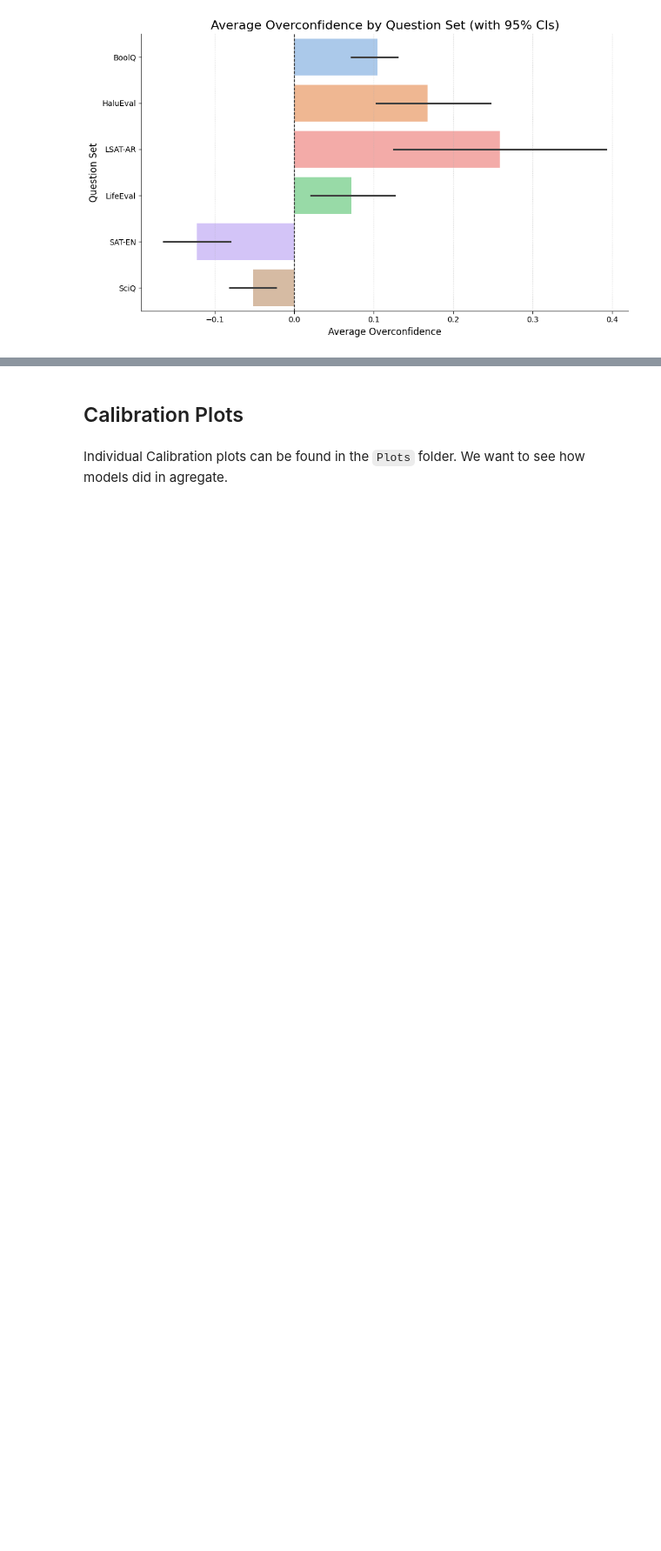
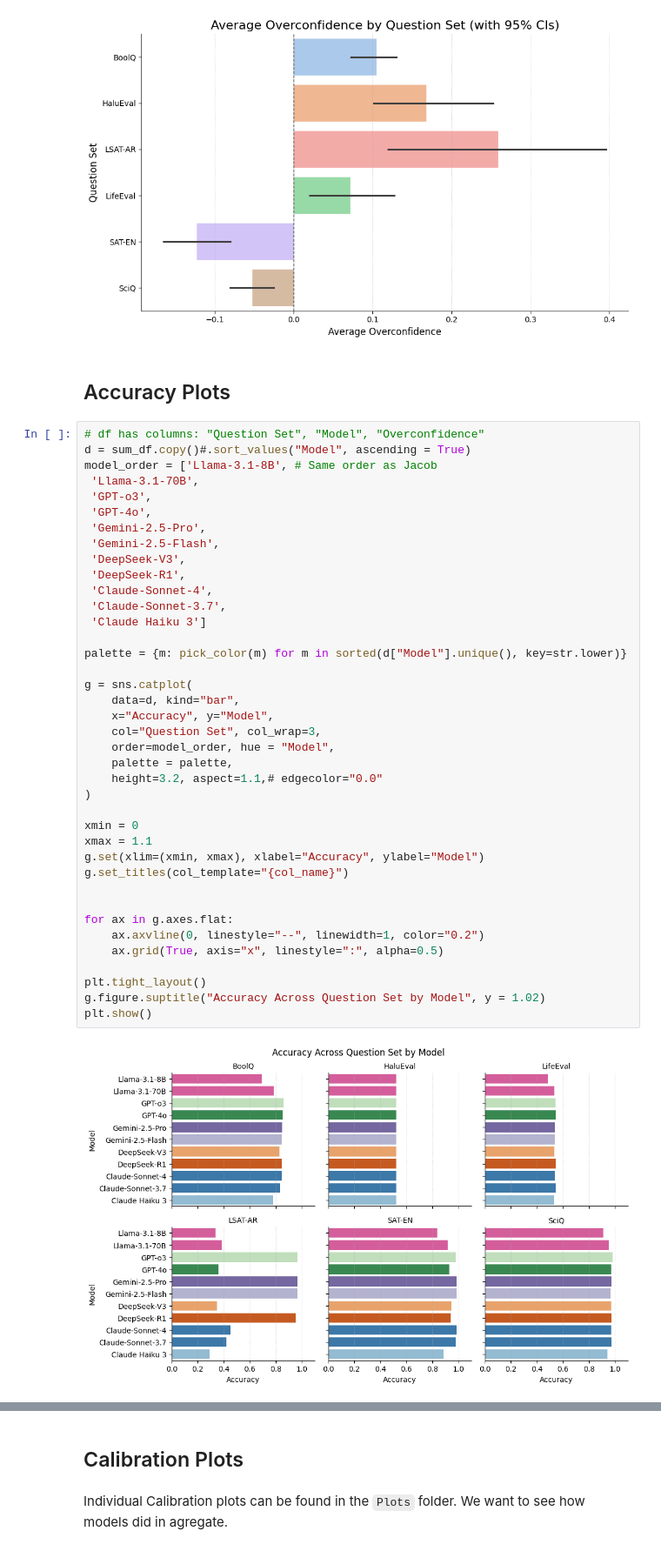
Before and after one commit to NoamMichael/Comparing-Confidence-in-LLMs, a Jupyter notebook: analysis.ipynb, the cells around one changed output, grey strips where cells are left out. Shown at 87% size. Saved outputs shown, nothing was run; the diff lists cells and outputs as text; blank space fills up the shorter version.

```diff
--- a/analysis.ipynb
+++ b/analysis.ipynb
@@ -1593,3 +1593,46 @@ plt.tight_layout()
 plt.show()
 # %% [output]
 [figure]
+# %% [markdown]
+## Accuracy Plots
+# %%
+# df has columns: "Question Set", "Model", "Overconfidence"
+d = sum_df.copy()#.sort_values("Model", ascending = True)
+model_order = ['Llama-3.1-8B', # Same order as Jacob
+ 'Llama-3.1-70B',
+ 'GPT-o3',
+ 'GPT-4o',
+ 'Gemini-2.5-Pro',
+ 'Gemini-2.5-Flash',
+ 'DeepSeek-V3',
+ 'DeepSeek-R1',
+ 'Claude-Sonnet-4',
+ 'Claude-Sonnet-3.7',
+ 'Claude Haiku 3']
+
+palette = {m: pick_color(m) for m in sorted(d["Model"].unique(), key=str.lower)}
+
+g = sns.catplot(
+    data=d, kind="bar",
+    x="Accuracy", y="Model",
+    col="Question Set", col_wrap=3,
+    order=model_order, hue = "Model",
+    palette = palette,
+    height=3.2, aspect=1.1,# edgecolor="0.0"
+)
+
+xmin = 0
+xmax = 1.1
+g.set(xlim=(xmin, xmax), xlabel="Accuracy", ylabel="Model")
+g.set_titles(col_template="{col_name}")
+
+
+for ax in g.axes.flat:
+    ax.axvline(0, linestyle="--", linewidth=1, color="0.2")
+    ax.grid(True, axis="x", linestyle=":", alpha=0.5)
+
+plt.tight_layout()
+g.figure.suptitle("Accuracy Across Question Set by Model", y = 1.02)
+plt.show()
+# %% [output]
+[figure, added]
```
Also changed, not shown: parts of 39 cells of this notebook, 8 other files.
